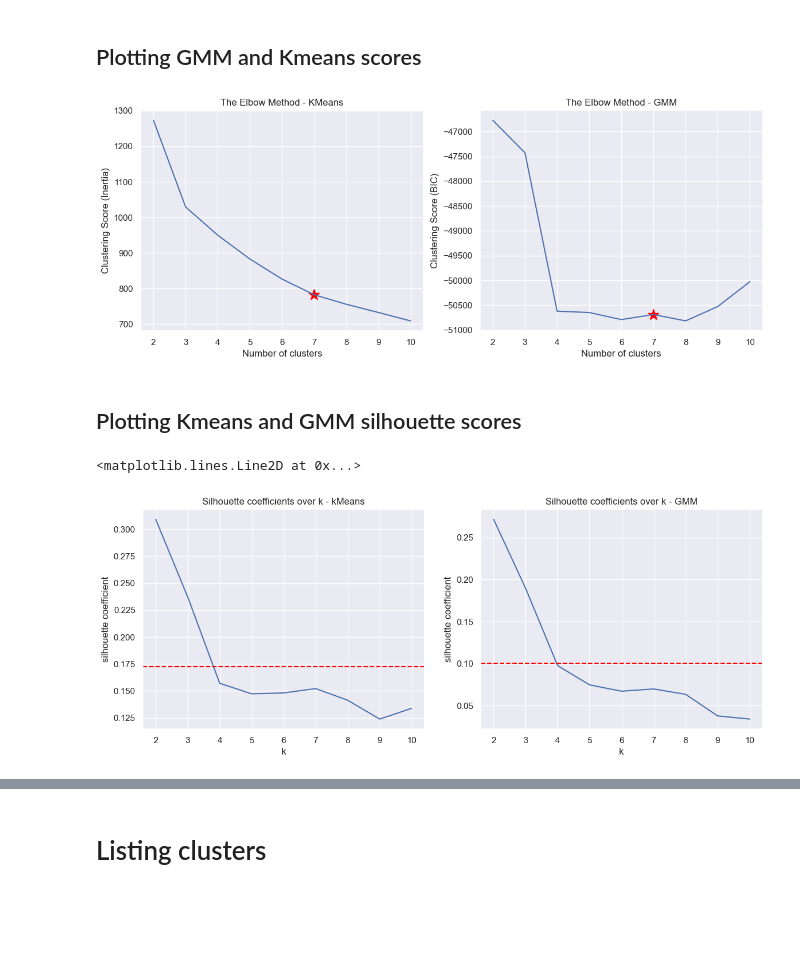
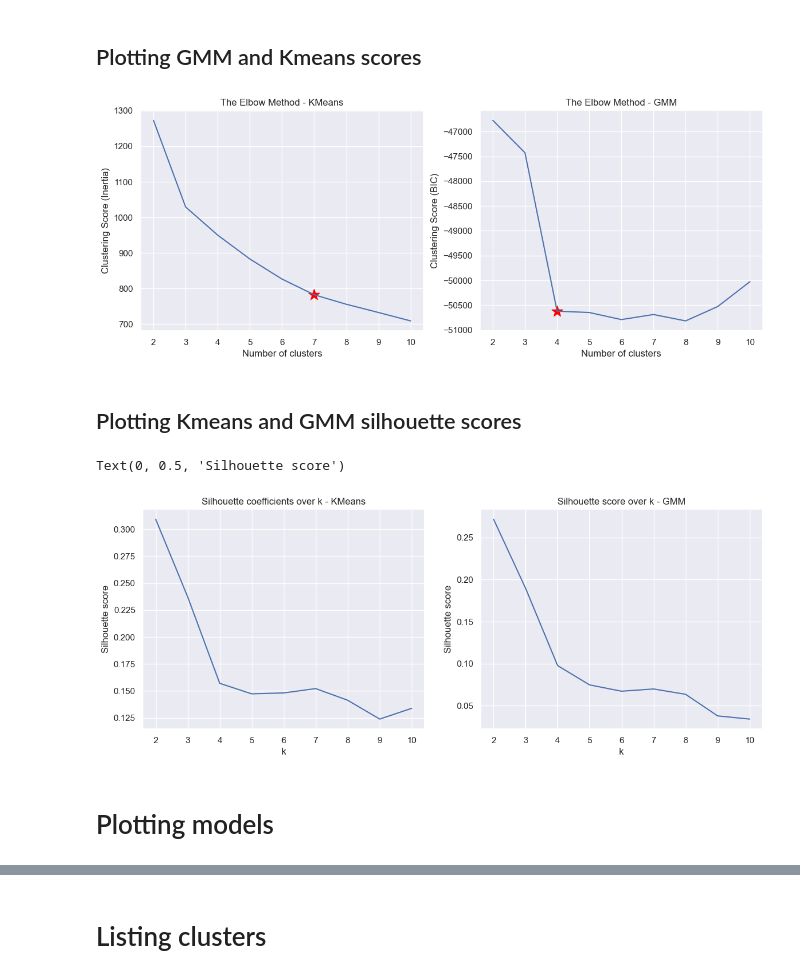
Before and after one commit to AlfonsoGhislieri/nba-machine-learning, a Jupyter notebook: nba.ipynb, the cells around one changed output, grey strips where cells are left out. Cells and saved outputs as stored; diff of their text form; code cells hidden in the pictures; blank space fills up the shorter version.

```diff
--- a/nba.ipynb
+++ b/nba.ipynb
@@ -502,29 +495,29 @@ axis[0].set_xlabel('Number of clusters')
 axis[0].set_ylabel('Clustering Score (Inertia)')
 axis[0].scatter(7, kbest_scores[5], s = 200, c = 'red', marker='*')
 axis[1].plot(range(2, 11), gmm_scores)
-axis[1].scatter(7, gmm_scores[5], s = 200, c = 'red', marker='*')
+axis[1].scatter(4, gmm_scores[2], s = 200, c = 'red', marker='*')
 axis[1].set_title('The Elbow Method - GMM')
 axis[1].set_xlabel('Number of clusters')
 axis[1].set_ylabel('Clustering Score (BIC)')
 
 plt.show()
 # %% [output]
-[figure, old version]
+[figure, new version]
 # %% [markdown]
 ## Plotting Kmeans and GMM silhouette scores
 # %%
 figure, axis = plt.subplots(1, 2, figsize=(14, 5))
 axis[0].plot(range(2, 11), kmeans_silhouette_scores)
-axis[0].set_title('Silhouette coefficients over k - kMeans')
+axis[0].set_title('Silhouette coefficients over k - KMeans')
 axis[0].set_xlabel('k')
-axis[0].set_ylabel('silhouette coefficient')
-axis[0].axhline(y=np.mean(kmeans_silhouette_scores), color="red", linestyle="--")
+axis[0].set_ylabel('Silhouette score')
 
 axis[1].plot(range(2, 11), gmm_silhouette_scores)
-axis[1].set_title('Silhouette coefficients over k - GMM')
+axis[1].set_title('Silhouette score over k - GMM')
 axis[1].set_xlabel('k')
-axis[1].set_ylabel('silhouette coefficient')
-axis[1].axhline(y=np.mean(gmm_silhouette_scores), color="red", linestyle="--")
+axis[1].set_ylabel('Silhouette score')
 # %% [output]
-<matplotlib.lines.Line2D at 0x...>
+Text(0, 0.5, 'Silhouette score')
-[figure, old version]
+[figure, new version]
+# %% [markdown]
+# Plotting models
```
Also changed, not shown: parts of 37 cells of this notebook.
